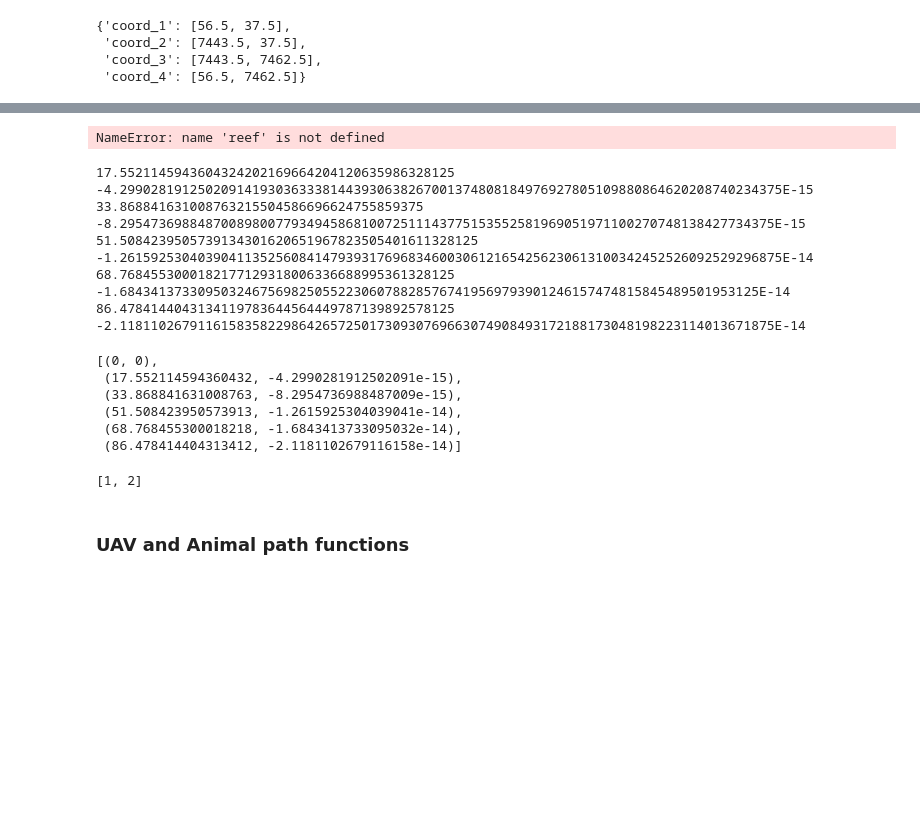
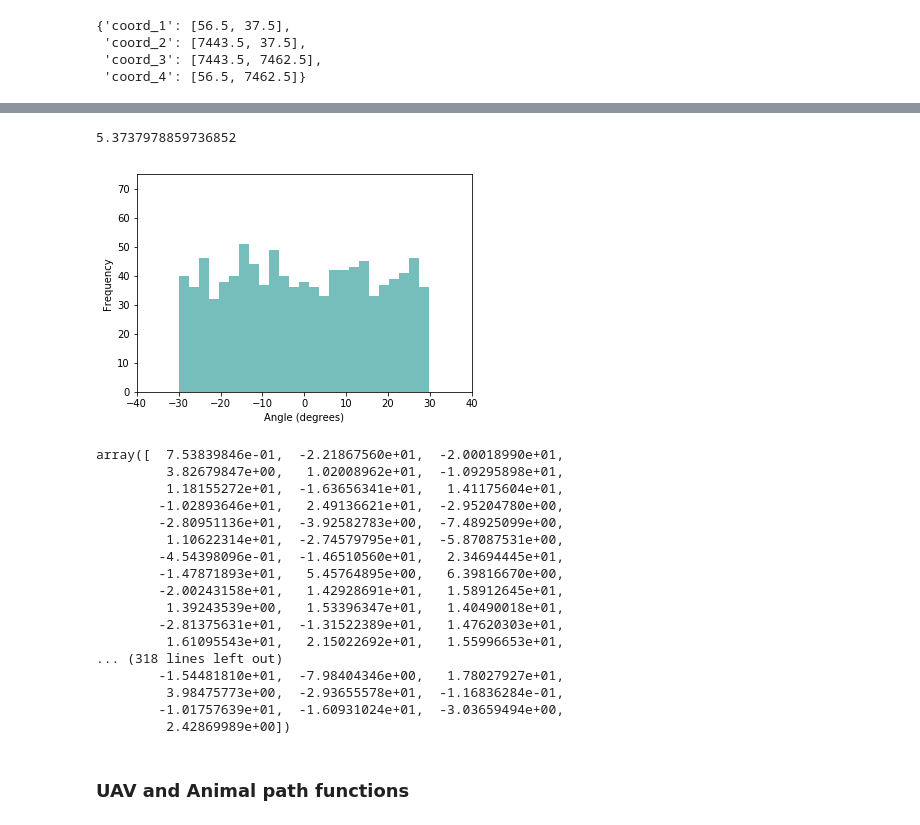
Before and after one commit to EvalImperialforces/CMEE_Thesis, a Jupyter notebook: Code/Simulations.ipynb, the cells around one changed output, grey strips where cells are left out. Drawn from its saved outputs; the diff is of its cells as text; code cells hidden in the pictures; blank space fills up the shorter version.

Commit message:
Started Random Walk

```diff
--- a/Code/Simulations.ipynb
+++ b/Code/Simulations.ipynb
@@ -146,6 +174,6 @@ plt.show()
 # %%
-animal_speed(reef)
+animal_speed('booby')
 # %% [output]
-NameError: name 'reef' is not defined
+5.3737978859736852
 # %%
 import math
@@ -218,26 +254,5 @@ def find_sample_points(start_coord, end_coord, angle, speed_level, probability =
 
     return sample_coords
 # %%
-test = find_sample_points([0,0], [100,0], 360, 1)
-test
+#test = find_sample_points([100,0], [0,0], 180, 'uav',1)
+#test
-# %% [output]
-17.5521145943604324202169664204120635986328125
--4.2990281912502091419303633381443930638267001374808184976927805109880864620208740234375E-15
-33.868841631008763215504586696624755859375
--8.295473698848700898007793494586810072511143775153552581969051971100270748138427734375E-15
-51.5084239505739134301620651967823505401611328125
--1.2615925304039041135256084147939317696834600306121654256230613100342452526092529296875E-14
-68.7684553000182177129318006336688995361328125
--1.6843413733095032467569825055223060788285767419569793901246157474815845489501953125E-14
-86.4784144043134119783644564449787139892578125
--2.118110267911615835822986426572501730930769663074908493172188173048198223114013671875E-14
-[(0, 0),
- (17.552114594360432, -4.2990281912502091e-15),
- (33.868841631008763, -8.2954736988487009e-15),
- (51.508423950573913, -1.2615925304039041e-14),
- (68.768455300018218, -1.6843413733095032e-14),
- (86.478414404313412, -2.1181102679116158e-14)]
-# %%
-def random_walk (start_coord, probability):
-# %% [output]
-[1, 2]
@@ -244,2 +307,24 @@ def random_walk (start_coord, probability):
+# %%
+#random_walk([100,200], 45)
+angle_dist(30)
+# %% [output]
+[figure, added]
+array([  7.53839846e-01,  -2.21867560e+01,  -2.00018990e+01,
+         3.82679847e+00,   1.02008962e+01,  -1.09295898e+01,
+         1.18155272e+01,  -1.63656341e+01,   1.41175604e+01,
+        -1.02893646e+01,   2.49136621e+01,  -2.95204780e+00,
+        -2.80951136e+01,  -3.92582783e+00,  -7.48925099e+00,
+         1.10622314e+01,  -2.74579795e+01,  -5.87087531e+00,
+        -4.54398096e-01,  -1.46510560e+01,   2.34694445e+01,
+        -1.47871893e+01,   5.45764895e+00,   6.39816670e+00,
+        -2.00243158e+01,   1.42928691e+01,   1.58912645e+01,
+         1.39243539e+00,   1.53396347e+01,   1.40490018e+01,
+        -2.81375631e+01,  -1.31522389e+01,   1.47620303e+01,
+         1.61095543e+01,   2.15022692e+01,   1.55996653e+01,
+... (318 lines left out)
+        -1.54481810e+01,  -7.98404346e+00,   1.78027927e+01,
+         3.98475773e+00,  -2.93655578e+01,  -1.16836284e-01,
+        -1.01757639e+01,  -1.60931024e+01,  -3.03659494e+00,
+         2.42869989e+00])
 # %% [markdown]
 ### UAV and Animal path functions
```
Also changed, not shown: parts of 6 cells of this notebook.
